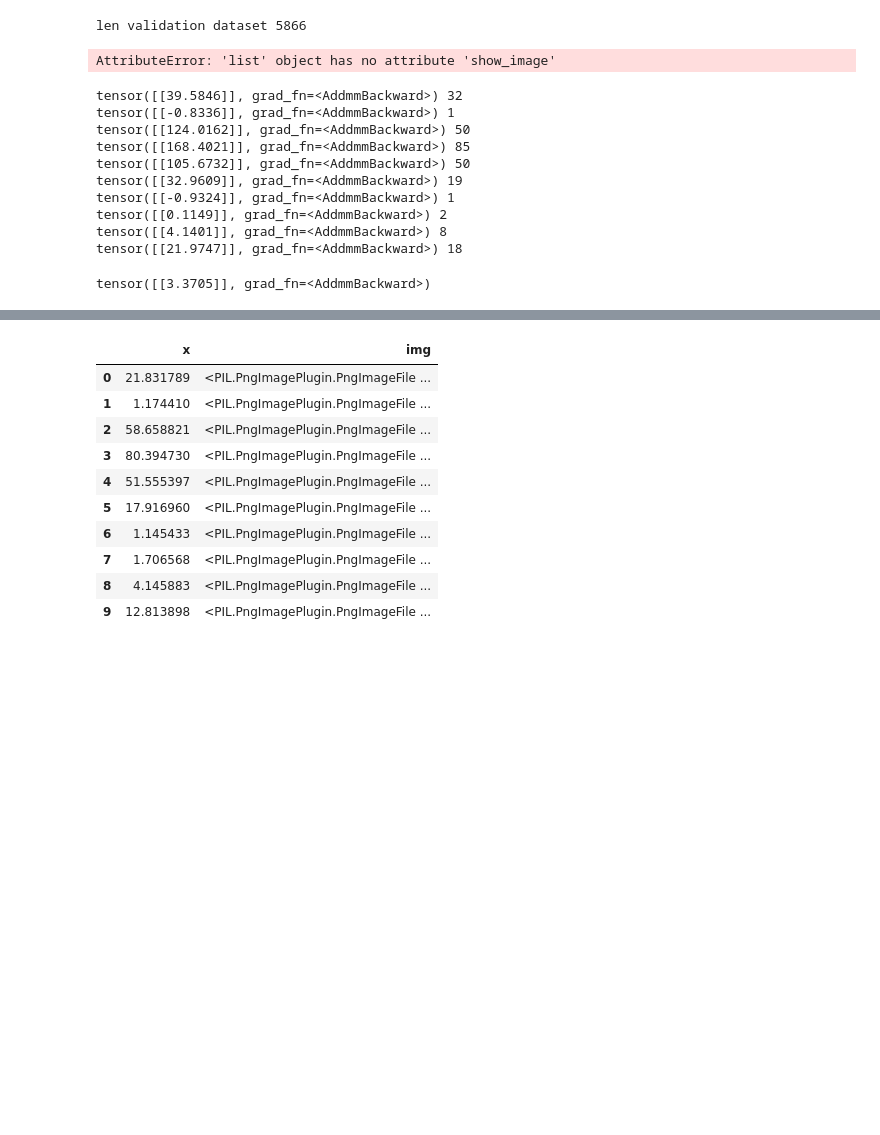
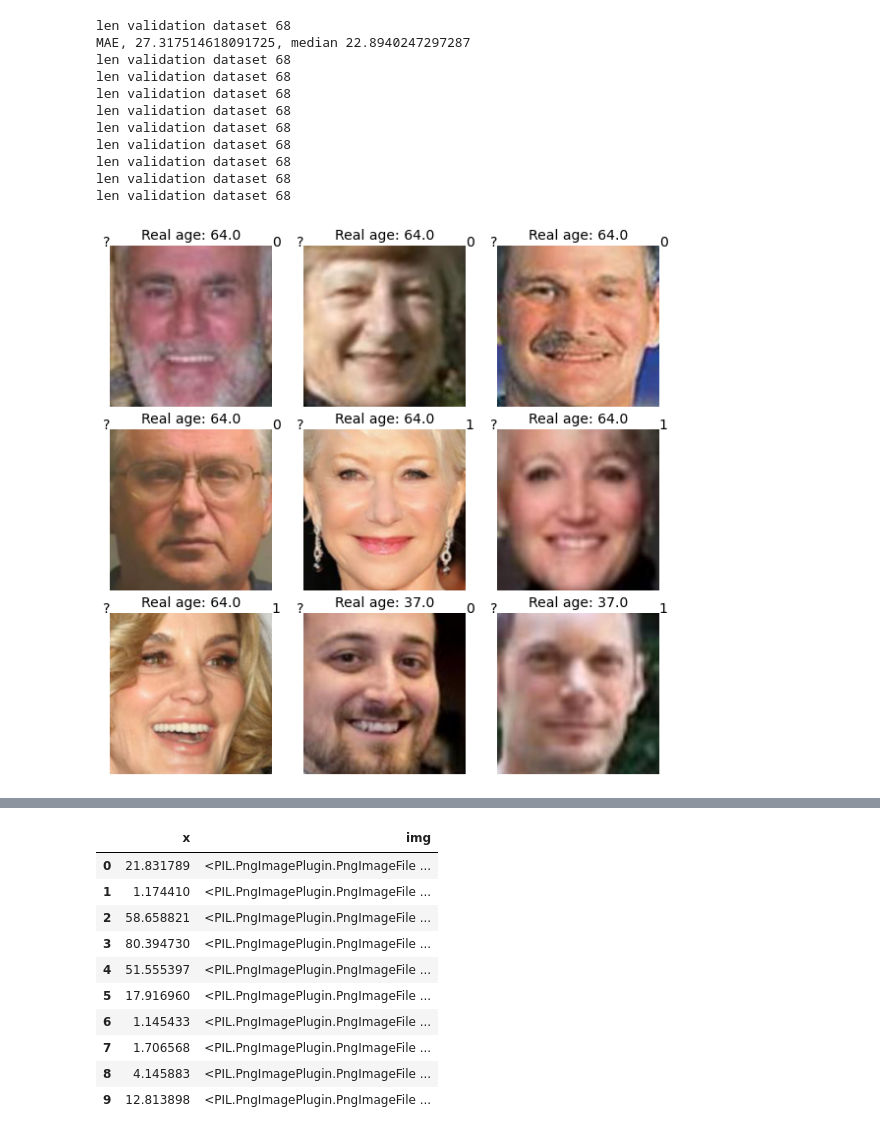
Before and after one commit to jvanelteren/age_prediction, a Jupyter notebook: age_pure_pytorch.ipynb, the cells around one changed output, grey strips where cells are left out. Cells and saved outputs as stored; diff of their text form; code cells hidden in the pictures; blank space fills up the shorter version.

Commit message:
implemented plot_top_losses

```diff
--- a/age_pure_pytorch.ipynb
+++ b/age_pure_pytorch.ipynb
@@ -297,8 +301,12 @@ FileNotFoundError: [Errno 2] No such file or directory: 'data/output/model4.7936
 # %%
 model = AgeResnet()
-model.load_state_dict(torch.load("data/output/modeltensor(4.3645, device='cuda:0')"))
-model.eval()
-val_set = Ageset("data/face_age", valid=True)
-for i in range(10):
-    x,y = val_set[i]
-    print(model(x[None]).item(),y, val_set.show_image(i))
+# model.load_state_dict(torch.load("data/output/modeltensor(4.3645, device='cuda:0')"))
+def gen_pred_df(model):
+    model.eval()
+    val_set = Ageset("data/face_age", valid=True)
+    data =[(model(x[None]).item(),y) for x,y in val_set]
+    df = pd.DataFrame(data, columns=['pred', 'actual'])
+    df['loss'] = abs(df['pred']-df['actual'])
+    df = df.sort_values('loss', ascending=False)
+    print(f"MAE, {df['loss'].mean()}, median {df['loss'].median()}")
+    return df
@@ -317,5 +312,0 @@ len validation dataset 5866
-# %%
-import pandas as pd
-df = pd.DataFrame({'x':[model(val_set[i][0][None]).item() for i in range(10)],
-            'img':[val_set.show_image(i) for i in range(10)]})
-df
@@ -334,29 +313,36 @@ df
-# %%
-val_set = Ageset("data/face_age", valid=True)[:10]
-val_set.show_image(1)
-# %% [output]
-len validation dataset 5866
-AttributeError: 'list' object has no attribute 'show_image'
-# %%
-for x,y in val_set[:10]:
-    model.eval()
-    x.to(DEVICE)
-    print(model(x[None]),y)
-# %% [output]
-tensor([[39.5846]], grad_fn=<AddmmBackward>) 32
-tensor([[-0.8336]], grad_fn=<AddmmBackward>) 1
-tensor([[124.0162]], grad_fn=<AddmmBackward>) 50
-tensor([[168.4021]], grad_fn=<AddmmBackward>) 85
-tensor([[105.6732]], grad_fn=<AddmmBackward>) 50
-tensor([[32.9609]], grad_fn=<AddmmBackward>) 19
-tensor([[-0.9324]], grad_fn=<AddmmBackward>) 1
-tensor([[0.1149]], grad_fn=<AddmmBackward>) 2
-tensor([[4.1401]], grad_fn=<AddmmBackward>) 8
-tensor([[21.9747]], grad_fn=<AddmmBackward>) 18
-# %%
-model(val_set[1][0][None])
-# %% [output]
-tensor([[3.3705]], grad_fn=<AddmmBackward>)
+# %%
+def plot_top_losses(df):
+    #plots top 9 of the dataframe
+    fig,ax = plt.subplots(3,3,figsize=(10,10))
+    for i, a in enumerate(ax.flat):
+        # x,y = Ageset('data/face_age')[i]
+
+
+        pred = int(df.iloc[i]['pred']) #model(x)
+        actual  = df.iloc[i]['actual']
+        human = '?'
+        a.set_ylabel('44')
+        a.imshow(Ageset('data/face_age', valid=True).show_image(df.iloc[i].name))
+        a.set_title('Real age: ' + str(actual), size=14)
+        a.text(0,0, str(human), ha='right', size=14)
+        a.text(200,0, str(pred), size=14)
+        a.axis('off')
+    plt.subplots_adjust(wspace=0.2, hspace=0.1)
+df = gen_pred_df(model)
+plot_top_losses(df)
+# %% [output]
+len validation dataset 68
+MAE, 27.317514618091725, median 22.8940247297287
+len validation dataset 68
+len validation dataset 68
+len validation dataset 68
+len validation dataset 68
+len validation dataset 68
+len validation dataset 68
+len validation dataset 68
+len validation dataset 68
+len validation dataset 68
+[figure, added]
 # %%
 #launch tensorboard
 python -m tensorboard.main --logdir=runs --host=0.0.0.0 --port=6006
```
Also changed, not shown: parts of 13 cells of this notebook.
